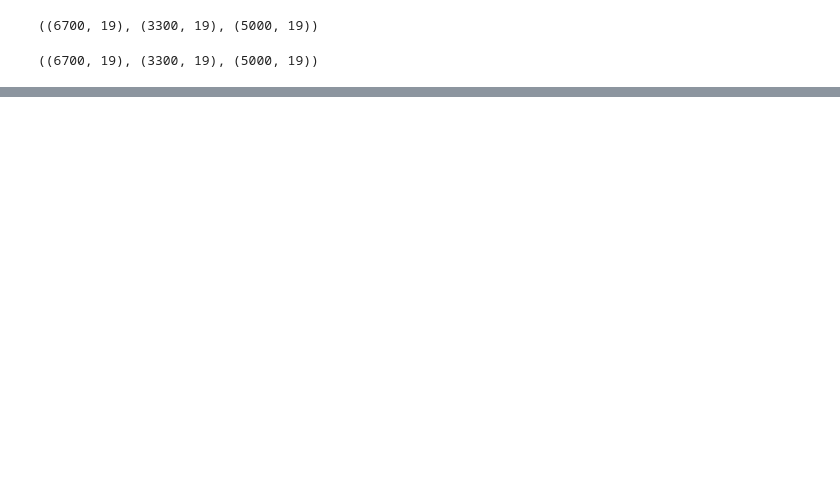
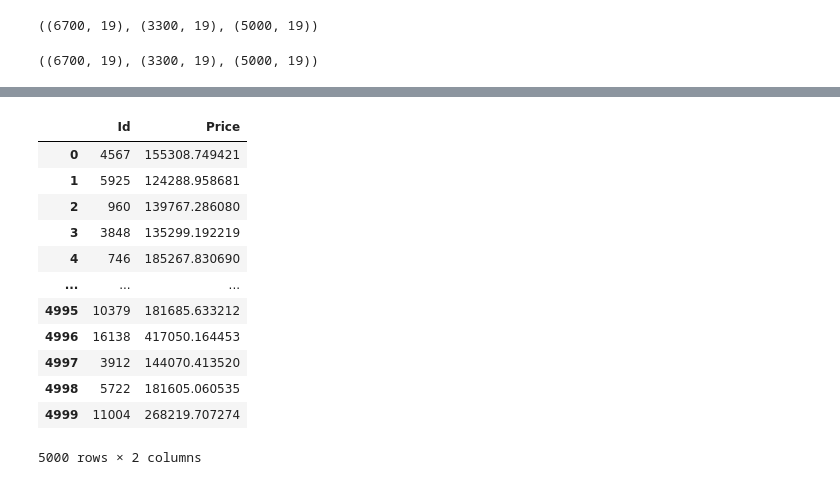
Before and after one commit to slavaprotogor/datascience, a Jupyter notebook: Curs.ipynb, the cells around one changed output, grey strips where cells are left out. Cells and saved outputs as stored; diff of their text form; code cells hidden in the pictures; blank space fills up the shorter version.

```diff
--- a/Curs.ipynb
+++ b/Curs.ipynb
@@ -595,3 +647,3 @@ clf = GradientBoostingRegressor(n_estimators=400)
 # %%
-clf.fit(X_train, y_train)
-y_pred_clf = clf.predict(X_valid)
+gbr_random.fit(X_train, y_train)
+y_pred_clf = gbr_random.predict(X_valid)
@@ -601,0 +656,3 @@ r2(y_valid, y_pred_clf)
+# %%
+submit = pd.read_csv('sample_submission.csv')
+submit.head()
@@ -601,0 +666,20 @@ r2(y_valid, y_pred_clf)
+# %%
+tests_predict = gbr_random.predict(tests)
+# %%
+submit['Price'] = tests_predict
+# %%
+submit
+# %% [output]
+|  | Id | Price |
+| 0 | 4567 | 155308.749421 |
+| 1 | 5925 | 124288.958681 |
+| 2 | 960 | 139767.286080 |
+| 3 | 3848 | 135299.192219 |
+| 4 | 746 | 185267.830690 |
+| ... | ... | ... |
+| 4995 | 10379 | 181685.633212 |
+| 4996 | 16138 | 417050.164453 |
+| 4997 | 3912 | 144070.413520 |
+| 4998 | 5722 | 181605.060535 |
+| 4999 | 11004 | 268219.707274 |
+5000 rows × 2 columns
```
Also changed, not shown: parts of 29 cells of this notebook.
